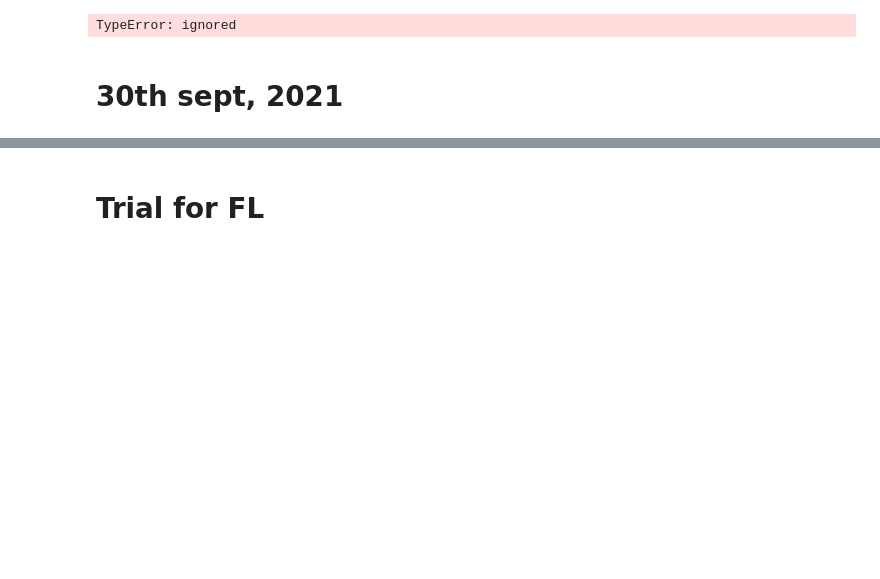
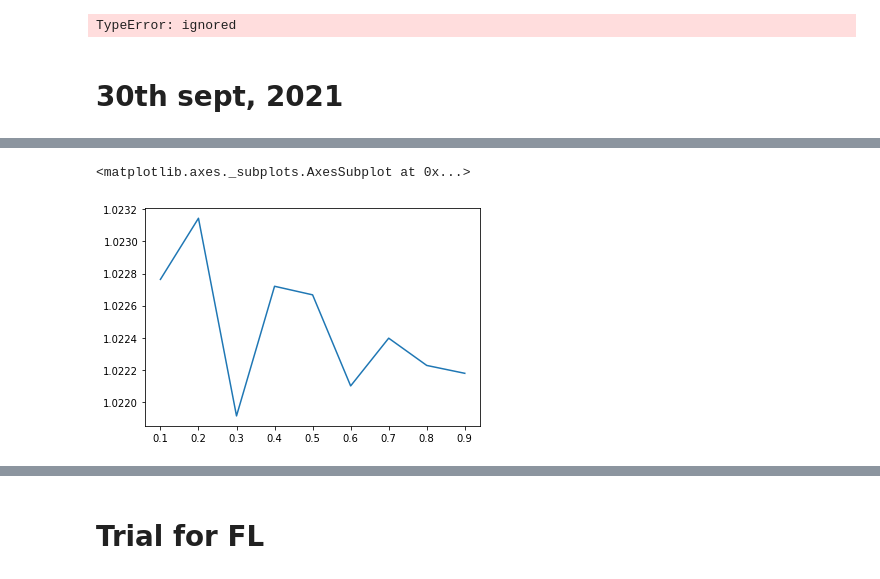
Before and after one commit to anirbansarkar823/BuildingNeuralNetworks, a Jupyter notebook: Federated Learning/Implementing_Federated_Learning.ipynb, the cells around one changed output, grey strips where cells are left out. Cells and saved outputs as stored; diff of their text form; code cells hidden in the pictures; blank space fills up the shorter version.

```diff
--- a/Federated Learning/Implementing_Federated_Learning.ipynb
+++ b/Federated Learning/Implementing_Federated_Learning.ipynb
@@ -876,0 +948,5 @@ Server()
+# %%
+X, y = dataset.drop('CO', axis=1),  dataset['CO']
+x_train, x_test, y_train, y_test = train_test_split(X, y, test_size = 0.1, random_state=0)
+x_test, y_test = x_test.to_numpy(), y_test.to_numpy()
+x_test[0].shape
@@ -876,0 +1063,31 @@ Server()
+# %%
+def error_clients(model, loss_p):
+
+    X, y = dataset.drop('CO', axis=1),  dataset['CO']
+
+#     for loss_p in loss_prob:
+    x_train, x_test, y_train, y_test = train_test_split(X, y, test_size = loss_p, random_state=0)
+
+    # adjusting the dimensions
+    x_test, y_test = x_test.to_numpy(), y_test.to_numpy()
+    x_test = x_test.reshape(x_test.shape[0], 1,  x_test.shape[1])
+    y_test = y_test.reshape(y_test.shape[0],1,1)
+
+    y_predicted = model.predict(x_test)
+
+    NE = sum(abs(y_test - y_predicted)) / sum(y_test)
+    return NE
+# %%
+# Final plotting
+K = 25 # as we have 25 clients
+
+loss_prob = [0.1, 0.2, 0.3, 0.4, 0.5, 0.6, 0.7, 0.8, 0.9]
+models = []
+errors = []
+
+for loss_p in loss_prob:
+  model = Server(loss_p)
+  errors.append(error_clients(model, loss_p))
+
+# import seaborn as sns
+# sns.lineplot(x = loss_prob, y = errors, markers=True, dashes=False)
@@ -876,0 +1102,4 @@ Server()
+# %%
+# reshaping errors
+for err_idx in range(len(errors)):
+  errors[err_idx] = errors[err_idx].ravel()[0]
@@ -876,0 +1118,6 @@ Server()
+# %%
+import seaborn as sns
+sns.lineplot(x = loss_prob, y = errors, markers=True, dashes=False)
+# %% [output]
+<matplotlib.axes._subplots.AxesSubplot at 0x...>
+[figure, added]
```
Also changed, not shown: parts of 51 cells of this notebook.
